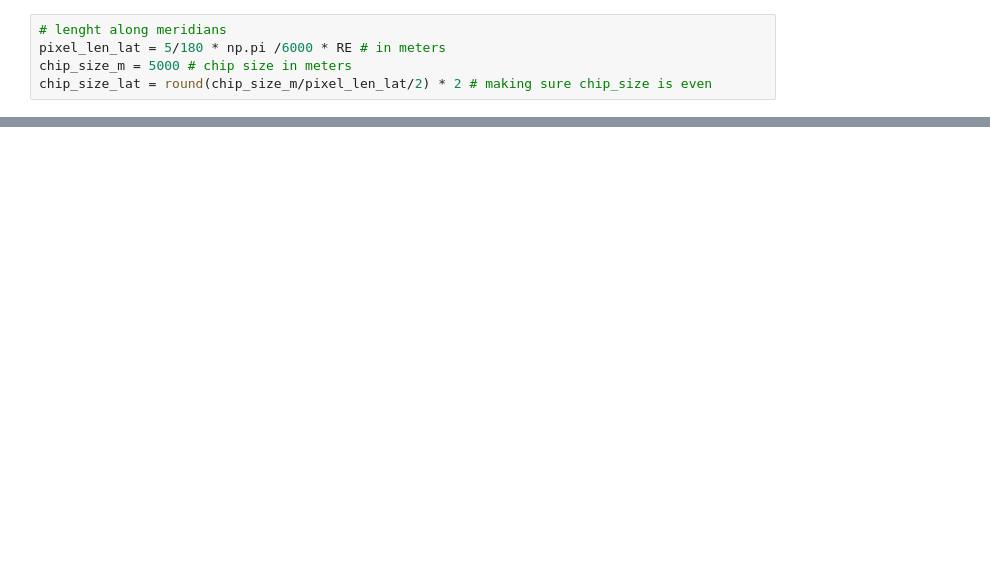
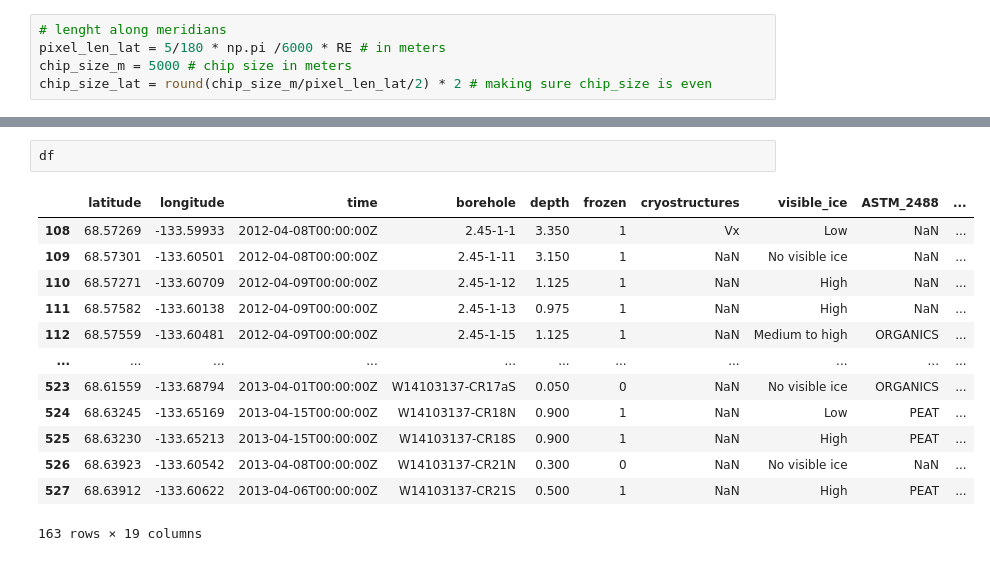
Before and after one commit to bqianz/film, a Jupyter notebook: create_chips.ipynb, the cells around one changed output, grey strips where cells are left out. Saved outputs shown, nothing was run; the diff lists cells and outputs as text; blank space fills up the shorter version.

```diff
--- a/create_chips.ipynb
+++ b/create_chips.ipynb
@@ -47,0 +119,16 @@ chip_size_lat = round(chip_size_m/pixel_len_lat/2) * 2 # making sure chip_size i
+# %%
+df
+# %% [output]
+|  | latitude | longitude | time | borehole | depth | frozen | cryostructures | visible_ice | ASTM_2488 | ... |
+| 108 | 68.57269 | -133.59933 | 2012-04-08T00:00:00Z | 2.45-1-1 | 3.350 | 1 | Vx | Low | NaN | ... |
+| 109 | 68.57301 | -133.60501 | 2012-04-08T00:00:00Z | 2.45-1-11 | 3.150 | 1 | NaN | No visible ice | NaN | ... |
+| 110 | 68.57271 | -133.60709 | 2012-04-09T00:00:00Z | 2.45-1-12 | 1.125 | 1 | NaN | High | NaN | ... |
+| 111 | 68.57582 | -133.60138 | 2012-04-09T00:00:00Z | 2.45-1-13 | 0.975 | 1 | NaN | High | NaN | ... |
+| 112 | 68.57559 | -133.60481 | 2012-04-09T00:00:00Z | 2.45-1-15 | 1.125 | 1 | NaN | Medium to high | ORGANICS | ... |
+| ... | ... | ... | ... | ... | ... | ... | ... | ... | ... | ... |
+| 523 | 68.61559 | -133.68794 | 2013-04-01T00:00:00Z | W14103137-CR17aS | 0.050 | 0 | NaN | No visible ice | ORGANICS | ... |
+| 524 | 68.63245 | -133.65169 | 2013-04-15T00:00:00Z | W14103137-CR18N | 0.900 | 1 | NaN | Low | PEAT | ... |
+| 525 | 68.63230 | -133.65213 | 2013-04-15T00:00:00Z | W14103137-CR18S | 0.900 | 1 | NaN | High | PEAT | ... |
+| 526 | 68.63923 | -133.60542 | 2013-04-08T00:00:00Z | W14103137-CR21N | 0.300 | 0 | NaN | No visible ice | NaN | ... |
+| 527 | 68.63912 | -133.60622 | 2013-04-06T00:00:00Z | W14103137-CR21S | 0.500 | 1 | NaN | High | PEAT | ... |
+163 rows × 19 columns
```
Also changed, not shown: parts of 25 cells of this notebook, 4 other files.
